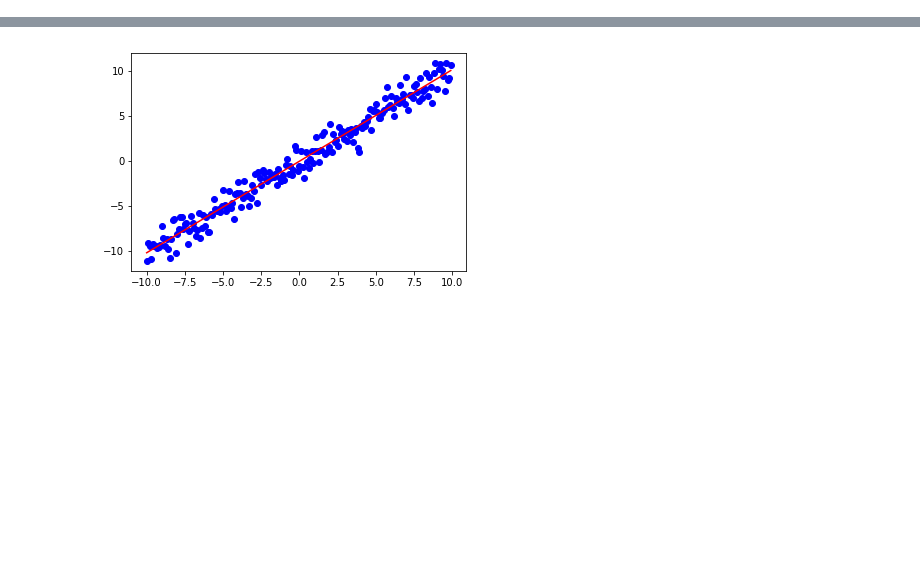
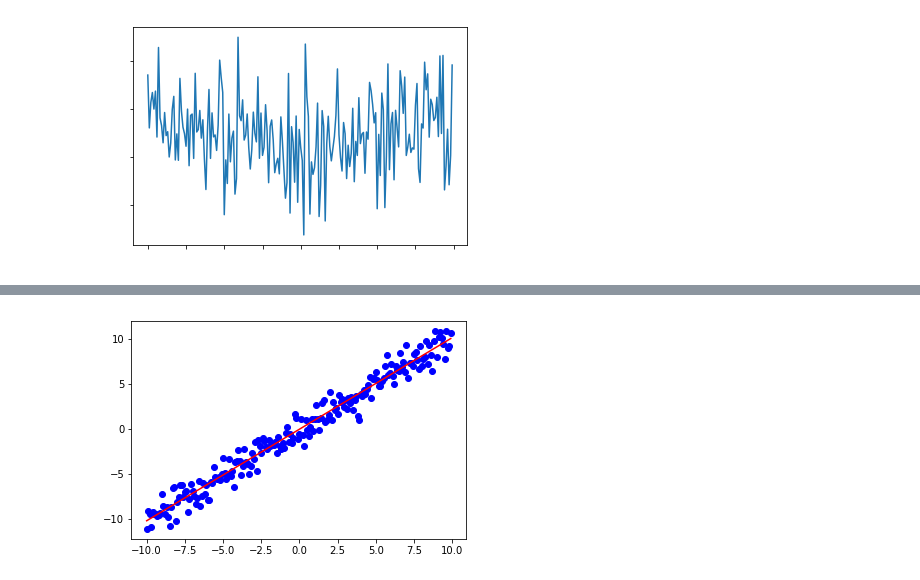
Before and after one commit to kiyomizuhi/machine_learning_experiments, a Jupyter notebook: bias_variance/linear_regression.ipynb, the cells around one changed output, grey strips where cells are left out. Drawn from its saved outputs; the diff is of its cells as text; code cells hidden in the pictures; blank space fills up the shorter version.

```diff
--- a/bias_variance/linear_regression.ipynb
+++ b/bias_variance/linear_regression.ipynb
@@ -92,0 +157,7 @@ plt.show()
+# %%
+plt.plot(xn[:, 0], sums)
+plt.xticks(color=(1,1,1))
+plt.yticks(color=(1,1,1))
+plt.show()
+# %% [output]
+[figure, added]
```
Also changed, not shown: parts of 22 cells of this notebook.
